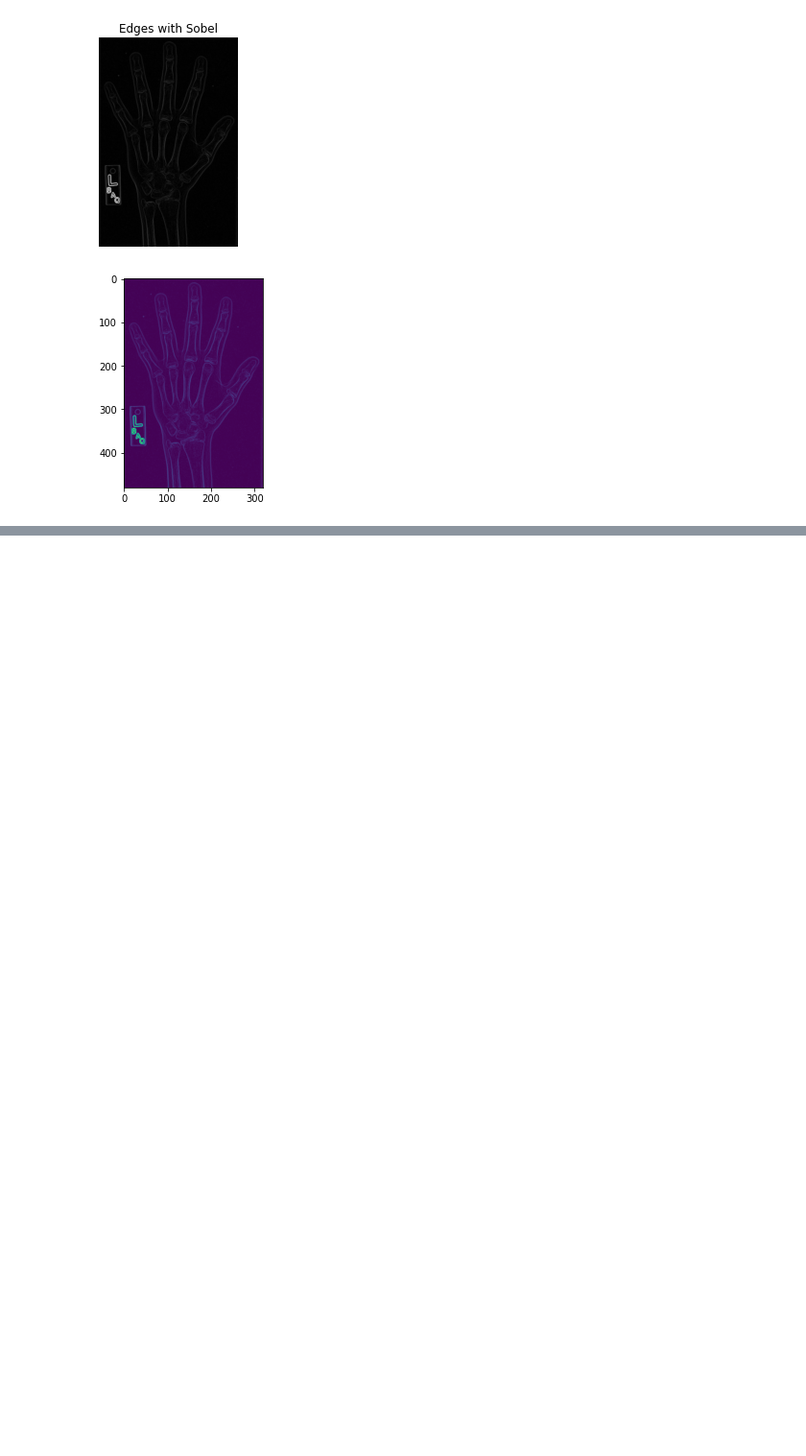
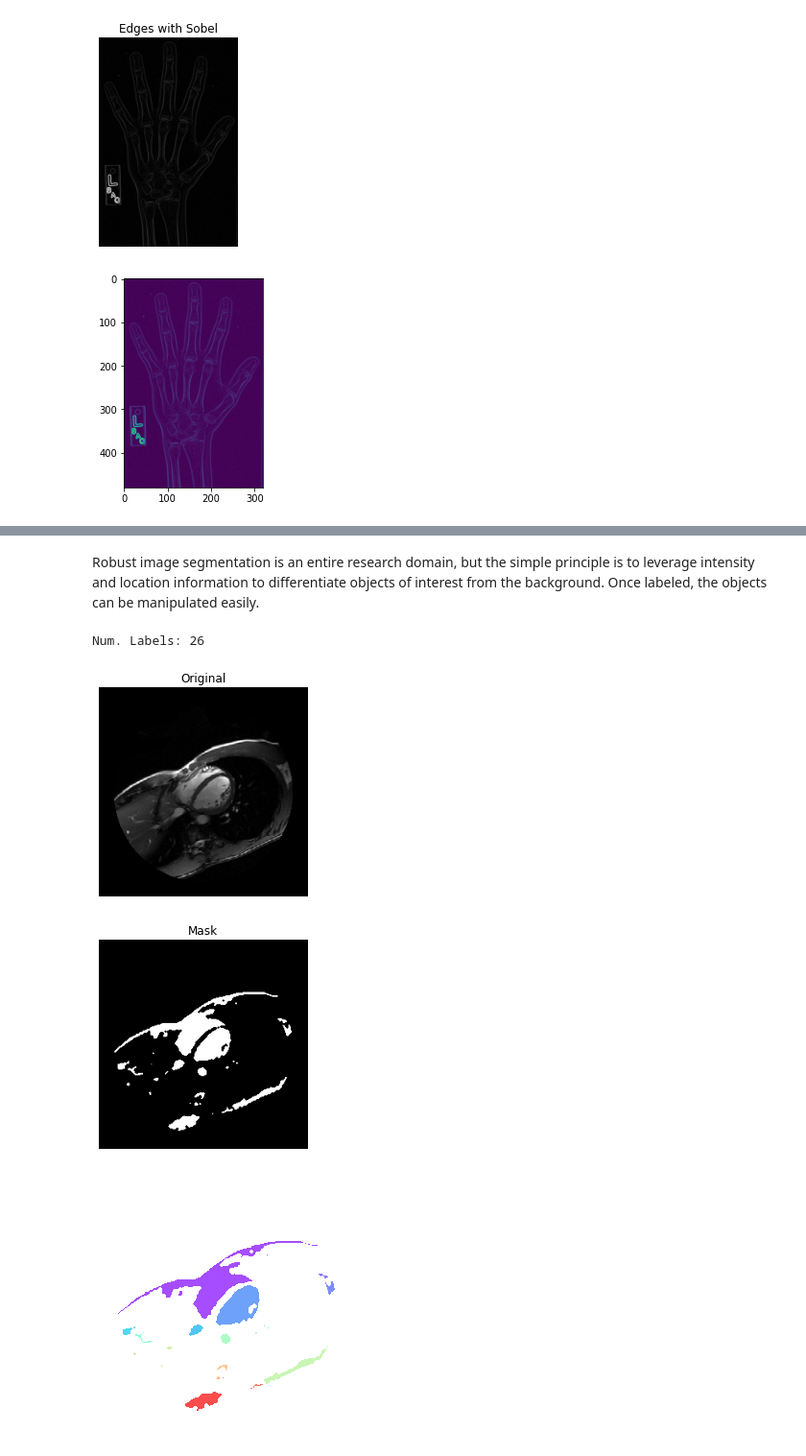
Before and after one commit to MohebZandi/Comupter_Vision, a Jupyter notebook: Biomedical_Image_Processing_Data_Camp.ipynb, the cells around one changed output, grey strips where cells are left out. Shown at 96% size. Cells and saved outputs as stored; diff of their text form; code cells hidden in the pictures; blank space fills up the shorter version.

```diff
--- a/Biomedical_Image_Processing_Data_Camp.ipynb
+++ b/Biomedical_Image_Processing_Data_Camp.ipynb
@@ -570,0 +577,36 @@ plt.show()
+# %% [markdown]
+Robust image segmentation is an entire research domain, but the simple principle is to leverage intensity and location information to differentiate objects of interest from the background. Once labeled, the objects can be manipulated easily.
+# %%
+
+import imageio
+import numpy as np
+import scipy.ndimage as ndi
+import matplotlib.pyplot as plt
+
+dir = '/content/gdrive/My Drive/Video_Image_processing/'
+im = imageio.imread(dir + 'SCD2001_MR_117.dcm')
+
+# Smooth intensity values
+im_filt = ndi.median_filter(im, size= 3)
+
+# Select high-intensity pixels
+mask_start = np.where(im_filt > 60, 1, 0)
+mask = ndi.binary_closing(mask_start)
+
+# Label the objects in "mask"
+labels, nlabels = ndi.label(mask)
+print('Num. Labels:', nlabels)
+
+# Create a `labels` overlay
+overlay = np.where(labels > 0, labels, np.nan)
+
+# Use imshow to plot the overlay
+show_image(im, 'Original')
+show_image(mask, 'Mask')
+plt.imshow(overlay, cmap='rainbow', alpha=0.7)
+format_and_render_plot()
+# %% [output]
+Num. Labels: 26
+[figure, added]
+[figure, added]
+[figure, added]
```
Also changed, not shown: parts of 7 cells of this notebook.
